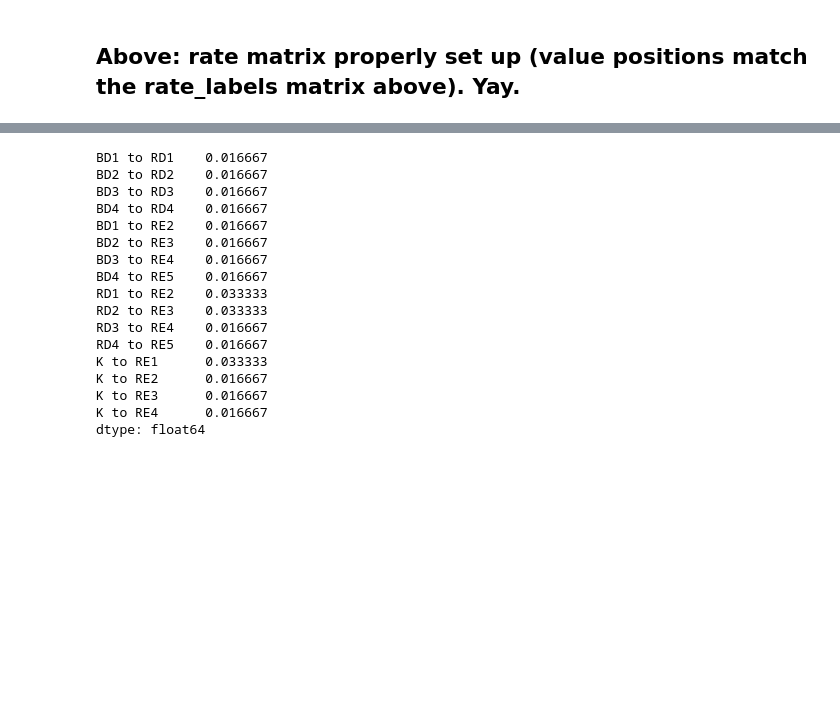
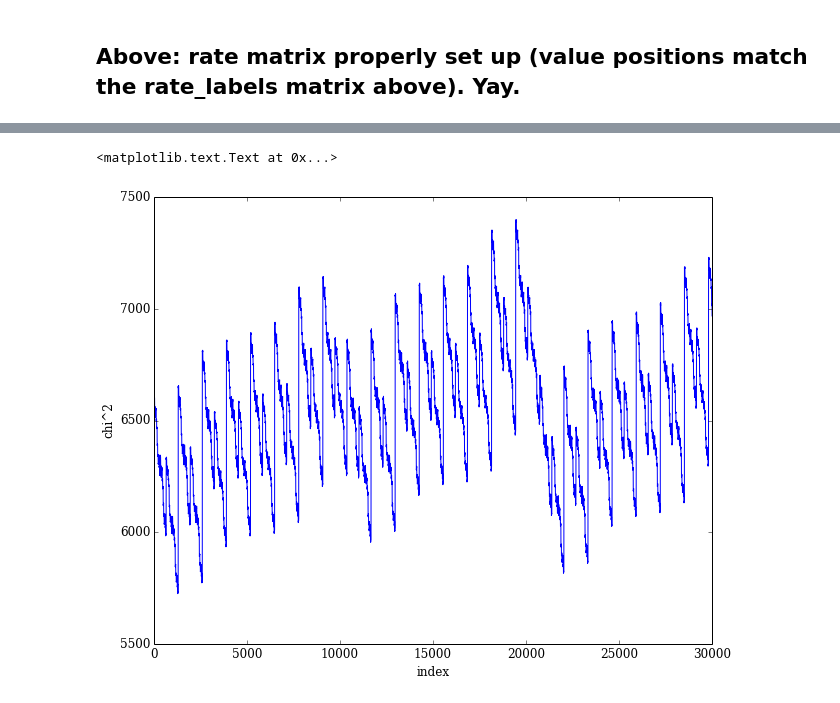
Before and after one commit to Mel23/gzh_red_disks, a Jupyter notebook: python/model.ipynb, the cells around one changed output, grey strips where cells are left out. Cells and saved outputs as stored; diff of their text form; code cells hidden in the pictures; blank space fills up the shorter version.

```diff
--- a/python/model.ipynb
+++ b/python/model.ipynb
@@ -238,0 +280,9 @@ rate_vector_labels = pd.Index((('BD1 to RD1'),('BD2 to RD2'),('BD3 to RD3'), ('B
+# %%
+#test 30,000 rate combos to start
+chi2=[]
+for i,vector in enumerate(rate_data[0:30000]):
+    rate_vector = pd.Series(index=rate_vector_labels,data=vector)
+    chi2val = model_fractions(rate_vector,m_centers)
+    chi2.append(chi2val)
+    if i % 10000 ==0:
+        print i, chi2val, datetime.datetime.now().strftime('%H:%M:%S.%f')
@@ -239 +293,10 @@ rate_vector_labels = pd.Index((('BD1 to RD1'),('BD2 to RD2'),('BD3 to RD3'), ('B
+# %%
+x=np.linspace(0,len(chi2)-1,len(chi2))
+# %%
+plt.plot(x,chi2)
+plt.xlabel('index')
+plt.ylabel('chi^2')
+# %% [output]
+<matplotlib.text.Text at 0x...>
+[figure, added]
 # %%
@@ -242,21 +306 @@ rate_vector = pd.Series(index=rate_vector_labels,data=rate_data[100])
-# %%
-rate_vector
-# %% [output]
-BD1 to RD1    0.016667
-BD2 to RD2    0.016667
-BD3 to RD3    0.016667
-BD4 to RD4    0.016667
-BD1 to RE2    0.016667
-BD2 to RE3    0.016667
-BD3 to RE4    0.016667
-BD4 to RE5    0.016667
-RD1 to RE2    0.033333
-RD2 to RE3    0.033333
-RD3 to RE4    0.016667
-RD4 to RE5    0.016667
-K to RE1      0.033333
-K to RE2      0.016667
-K to RE3      0.016667
-K to RE4      0.016667
-dtype: float64
 # %%
```
Also changed, not shown: parts of 11 cells of this notebook.
